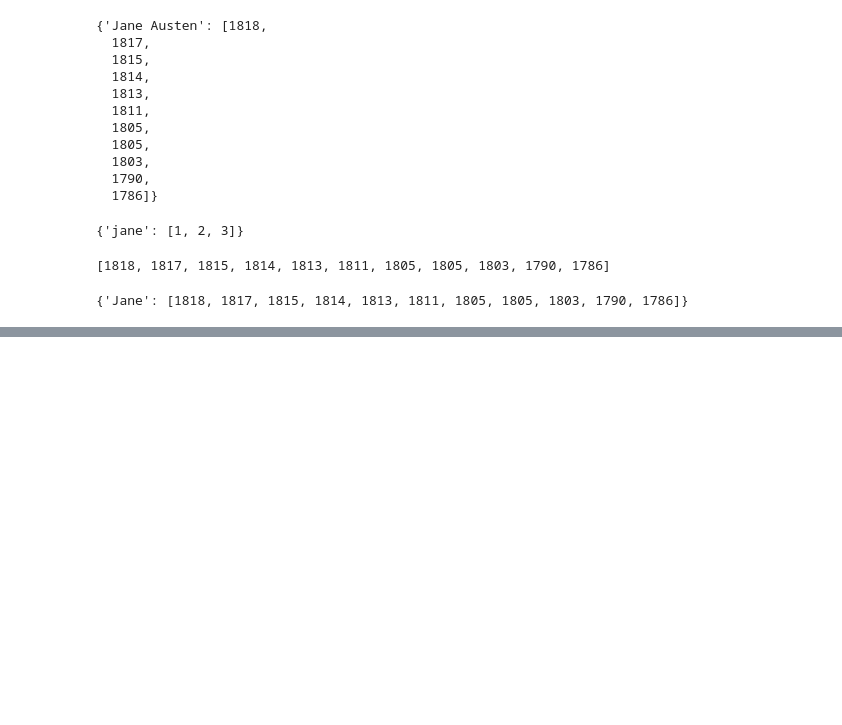
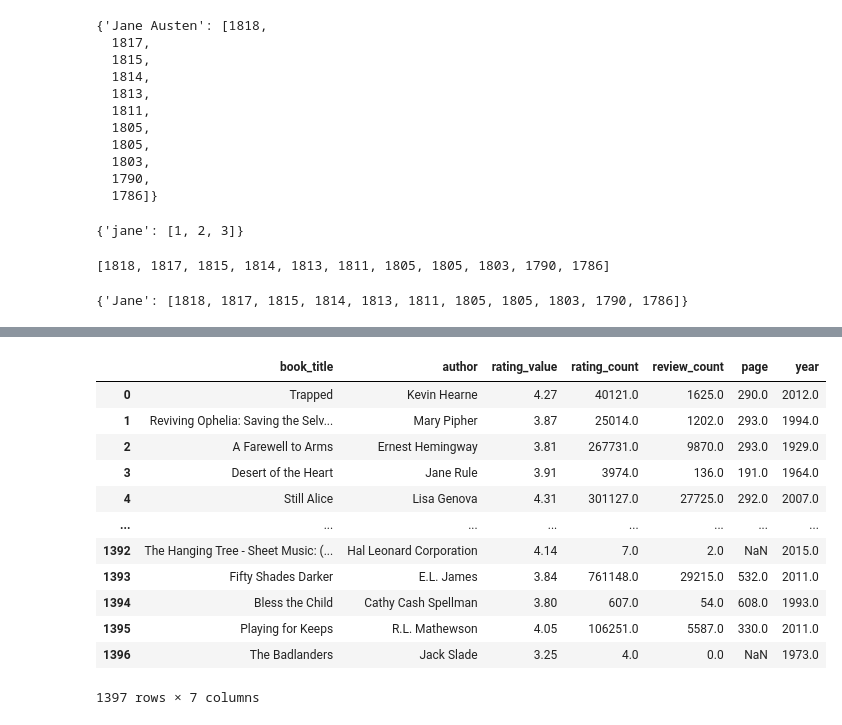
Before and after one commit to katiehuang1221/Predict-Revenue-Of-Movie-Adaptation, a Jupyter notebook: notebooks/selenium_fictiondb.ipynb, the cells around one changed output, grey strips where cells are left out. Drawn from its saved outputs; the diff is of its cells as text; code cells hidden in the pictures; blank space fills up the shorter version.

```diff
--- a/notebooks/selenium_fictiondb.ipynb
+++ b/notebooks/selenium_fictiondb.ipynb
@@ -94,0 +128,16 @@ di
+# %%
+found_book_df
+# %% [output]
+|  | book_title | author | rating_value | rating_count | review_count | page | year |
+| 0 | Trapped | Kevin Hearne | 4.27 | 40121.0 | 1625.0 | 290.0 | 2012.0 |
+| 1 | Reviving Ophelia: Saving the Selv... | Mary Pipher | 3.87 | 25014.0 | 1202.0 | 293.0 | 1994.0 |
+| 2 | A Farewell to Arms | Ernest Hemingway | 3.81 | 267731.0 | 9870.0 | 293.0 | 1929.0 |
+| 3 | Desert of the Heart | Jane Rule | 3.91 | 3974.0 | 136.0 | 191.0 | 1964.0 |
+| 4 | Still Alice | Lisa Genova | 4.31 | 301127.0 | 27725.0 | 292.0 | 2007.0 |
+| ... | ... | ... | ... | ... | ... | ... | ... |
+| 1392 | The Hanging Tree - Sheet Music: (... | Hal Leonard Corporation | 4.14 | 7.0 | 2.0 | NaN | 2015.0 |
+| 1393 | Fifty Shades Darker | E.L. James | 3.84 | 761148.0 | 29215.0 | 532.0 | 2011.0 |
+| 1394 | Bless the Child | Cathy Cash Spellman | 3.80 | 607.0 | 54.0 | 608.0 | 1993.0 |
+| 1395 | Playing for Keeps | R.L. Mathewson | 4.05 | 106251.0 | 5587.0 | 330.0 | 2011.0 |
+| 1396 | The Badlanders | Jack Slade | 3.25 | 4.0 | 0.0 | NaN | 1973.0 |
+1397 rows × 7 columns
```
Also changed, not shown: parts of 19 cells of this notebook.
